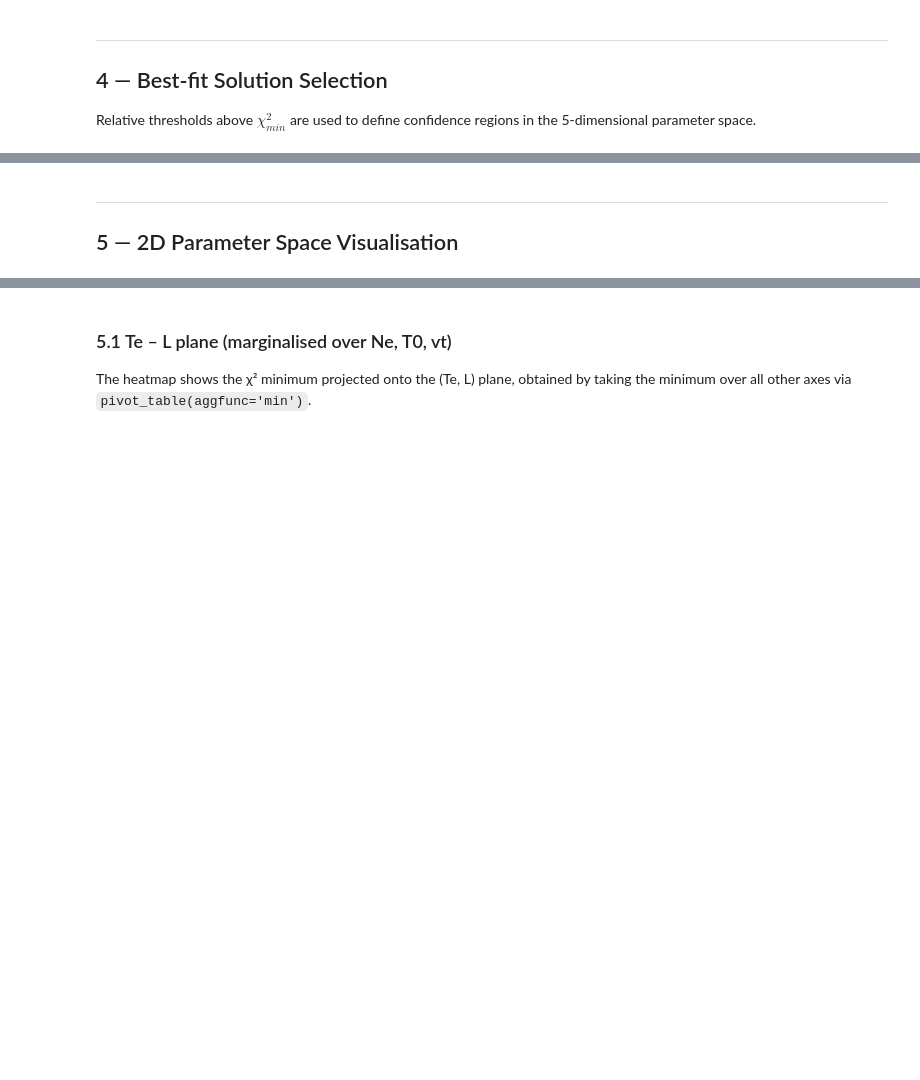
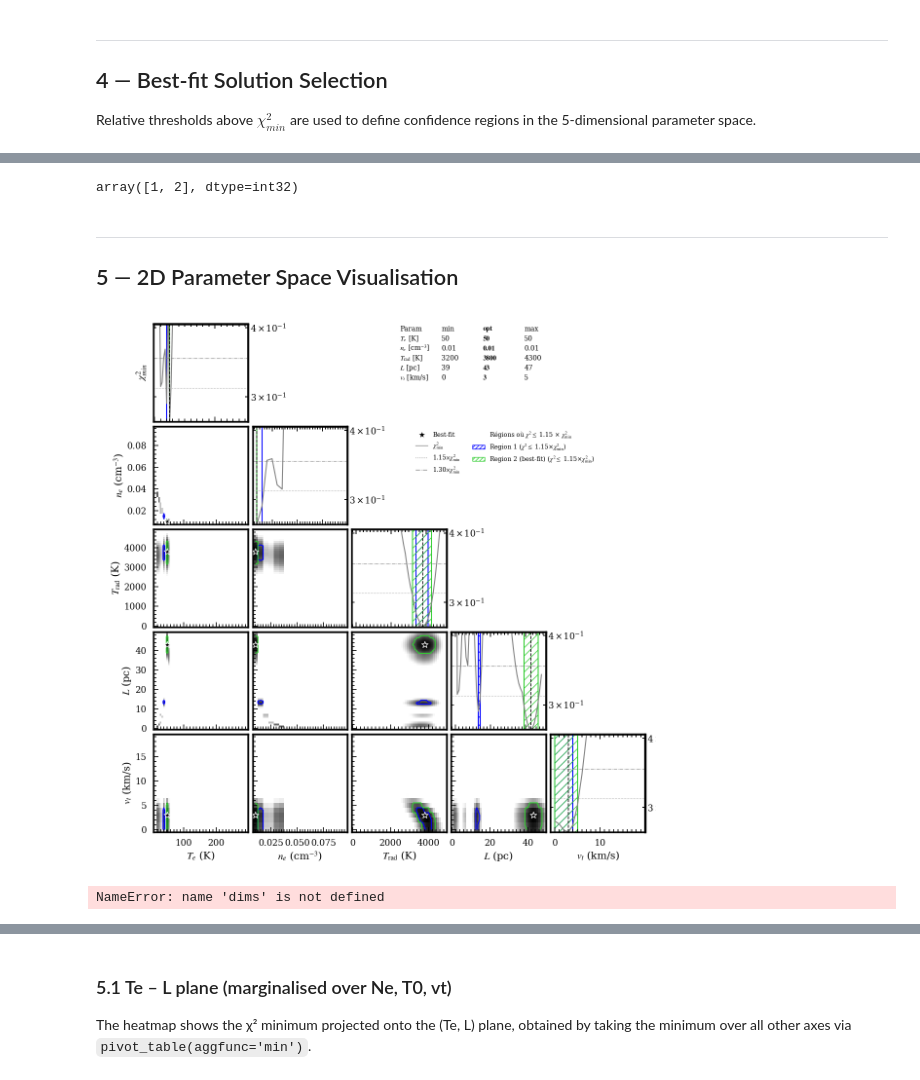
Before and after one commit to LucieCros/rrl-ism-analysis, a Jupyter notebook: notebooks/5_Grid-exploration.ipynb, the cells around one changed output, grey strips where cells are left out. Cells and saved outputs as stored; diff of their text form; code cells hidden in the pictures; blank space fills up the shorter version.

```diff
--- a/notebooks/5_Grid-exploration.ipynb
+++ b/notebooks/5_Grid-exploration.ipynb
@@ -202,0 +215,8 @@ Best-fit parameters
+# %%
+Lmin = None
+Lmax = None
+df_bubbles,mask_region, info = grid.min_connected_region(chi2_grid, rel_threshold=0.15, Lmin=Lmin, Lmax=Lmax)
+# %%
+for i in range(info['n_features']):
+    solution = df_bubbles[df_bubbles.bubble_id==i+1]
+    grid.print_region_summary(solution)
@@ -203,3 +240,7 @@ Best-fit parameters
+# %%
+np.unique(df_bubbles.bubble_id.values)
+# %% [output]
+array([1, 2], dtype=int32)
 # %% [markdown]
 ---
 ## 5 — 2D Parameter Space Visualisation
@@ -205,0 +504,16 @@ Best-fit parameters
+# %%
+fig, axes = corner_plot_chi2(
+    chi2_grid, mask_region,
+    log_scale=None,
+    bubble_ids = [1,2],
+    min_bubble_id=2,
+    threshold=1.5,   # vmax = 1.5 * chi2_min
+    thresholds=(1.0, 1.15, 1.30),
+    params = list(chi2_grid.dims),
+    bubble_colors=('brown','blue','limegreen',"magenta","orange",'teal'),
+    bubble_threshold = 1.15,
+    cmap = 'Grays_r'
+)
+plt.show()
+# %% [output]
+[figure, added]
@@ -205,0 +564,40 @@ Best-fit parameters
+# %%
+# lines = [f"{'Param':<14}{'min':>14}{'opt':>14}{'max':>14}"]
+    #lines = [f"Param\\t min\\t opt\\t max"]
+grid = chi2_grid.values
+da = chi2_grid
+# dims = chi2_grid.dims
+idx_min = np.unravel_index(np.nanargmin(grid), grid.shape)
+chi2_min = grid[idx_min]
+all_dims = list(da.dims)
+opt_vals = {d: da.coords[d].values[idx_min[all_dims.index(d)]] for d in all_dims}
+
+
+PARAM_LABELS = {
+        'Te': '$T_e$', 'Ne': '$n_e$',
+        'T0': '$T_{\\rm rad}$', 'L':  '$L$',
+        'vt': '$v_t$',
+    }
+PARAM_UNITS = {'Te': 'K', 'Ne': 'cm$^{-3}$', 'T0': 'K', 'L': 'pc', 'vt': 'km/s'}
+bubble_ids = [1,2,3,4,5]
+min_bubble_id = 5
+region_ranges = {b: {} for b in bubble_ids}  # per-bubble min/max per param
+summary_bubble = min_bubble_id if min_bubble_id in region_ranges else bubble_ids[0]
+
+rows = [["Param", "min","opt","max"]]
+for p in dims:
+        #print(p)
+        label = PARAM_LABELS.get(p, p)
+        unit = PARAM_UNITS.get(p, '')
+        vmin_p, vmax_p = region_ranges[summary_bubble].get(p, (np.nan, np.nan))
+        vopt_p = opt_vals[p]
+        name = f"{label} [{unit}]" if unit else label
+        #lines.append(f"{name:<14}{vmin_p:>10.3g}{vopt_p:>10.3g}{vmax_p:>10.3g}")
+        if p=="Ne" :
+            rows.append([name,f"{vmin_p:.2g}",f"{vopt_p:.2g}",f"{vmax_p:.2g}"])
+        else :
+            rows.append([name,f"{vmin_p:.0f}",f"{vopt_p:.0f}",f"{vmax_p:.0f}"])
+
+table = plt.table(cellText = rows,fontsize=12,lw=0)
+# %% [output]
+NameError: name 'dims' is not defined
```
Also changed, not shown: parts of 19 cells of this notebook, 12 other files.
